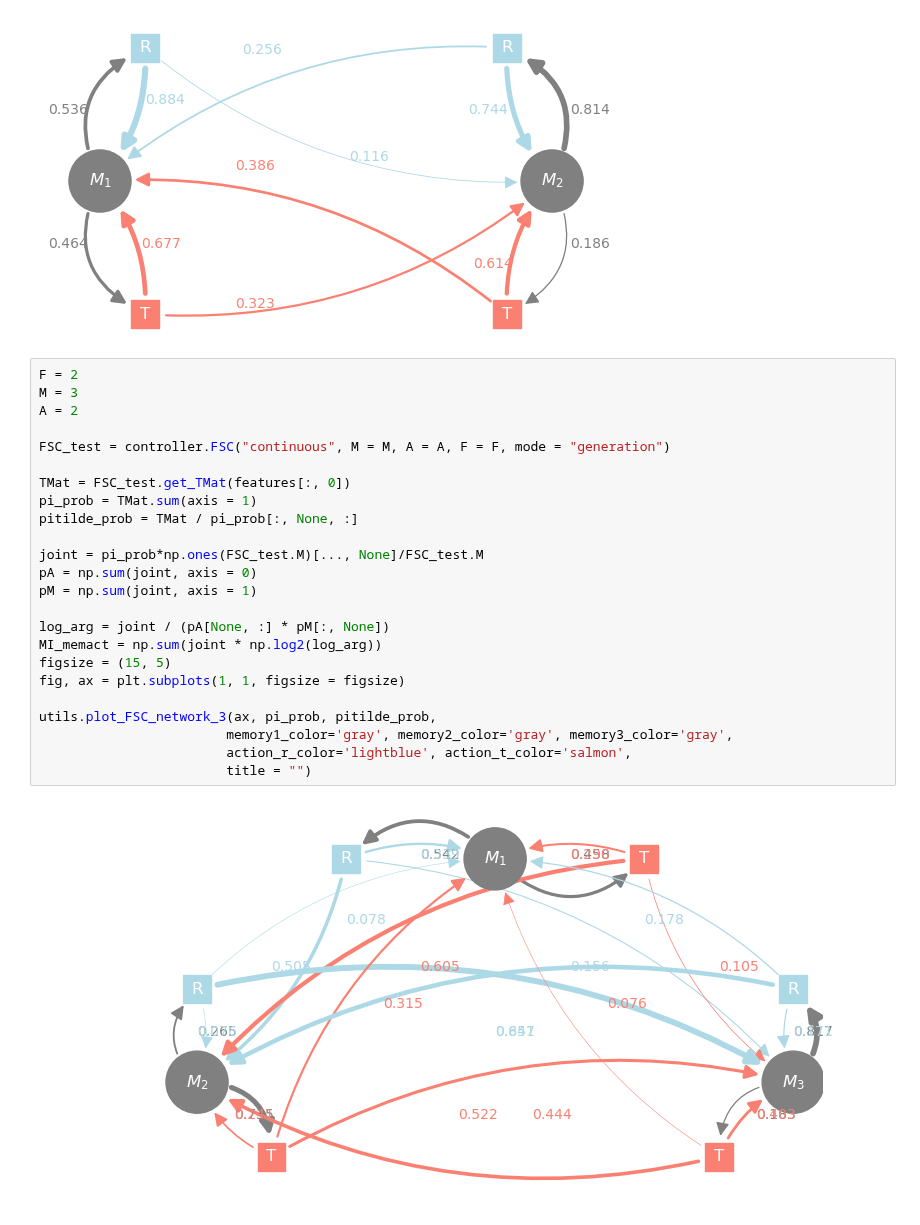
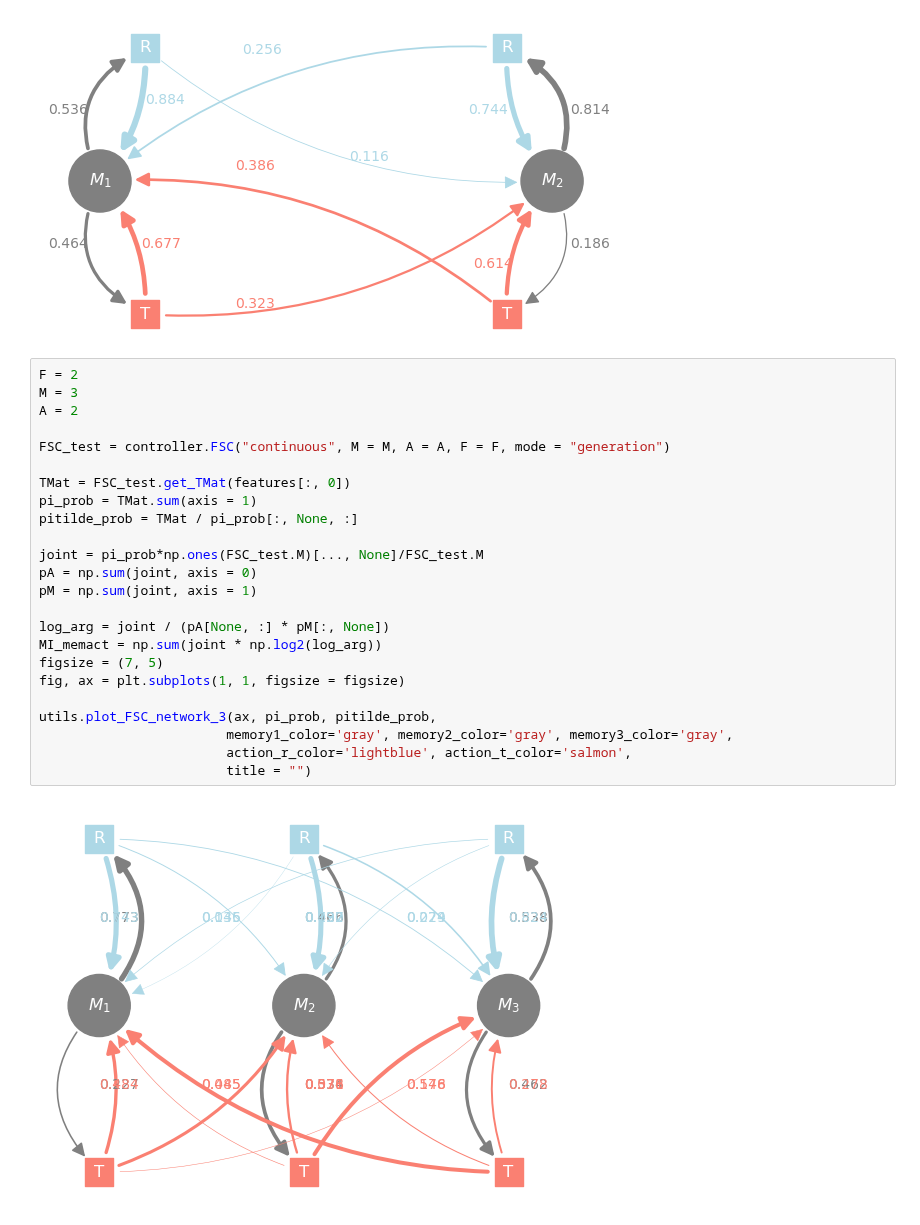
Before and after one commit to giorgionicoletti/InferenceFSCs, a Jupyter notebook: notebooks/graphical_tests.ipynb, the cells around one changed output. Drawn from its saved outputs; the diff is of its cells as text.

Commit message:
Updated gitignore and graphical tests notebook

```diff
--- a/notebooks/graphical_tests.ipynb
+++ b/notebooks/graphical_tests.ipynb
@@ -51,26 +51,26 @@ utils.plot_FSC_network(ax, pi_prob, pitilde_prob,
 # %%
 F = 2
 M = 3
 A = 2
 
 FSC_test = controller.FSC("continuous", M = M, A = A, F = F, mode = "generation")
 
 TMat = FSC_test.get_TMat(features[:, 0])
 pi_prob = TMat.sum(axis = 1)
 pitilde_prob = TMat / pi_prob[:, None, :]
 
 joint = pi_prob*np.ones(FSC_test.M)[..., None]/FSC_test.M
 pA = np.sum(joint, axis = 0)
 pM = np.sum(joint, axis = 1)
 
 log_arg = joint / (pA[None, :] * pM[:, None])
 MI_memact = np.sum(joint * np.log2(log_arg))
-figsize = (15, 5)
+figsize = (7, 5)
 fig, ax = plt.subplots(1, 1, figsize = figsize)
 
 utils.plot_FSC_network_3(ax, pi_prob, pitilde_prob,
                         memory1_color='gray', memory2_color='gray', memory3_color='gray',
                         action_r_color='lightblue', action_t_color='salmon',
                         title = "")
 # %% [output]
-[figure, old version]
+[figure, new version]
```
Also changed, not shown: 1 other file.
